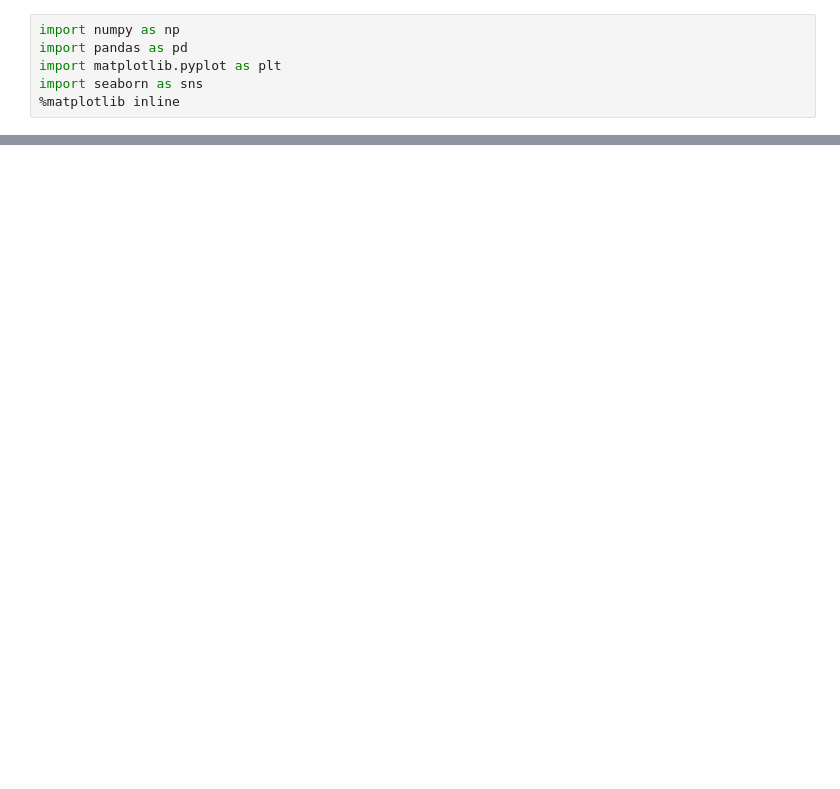
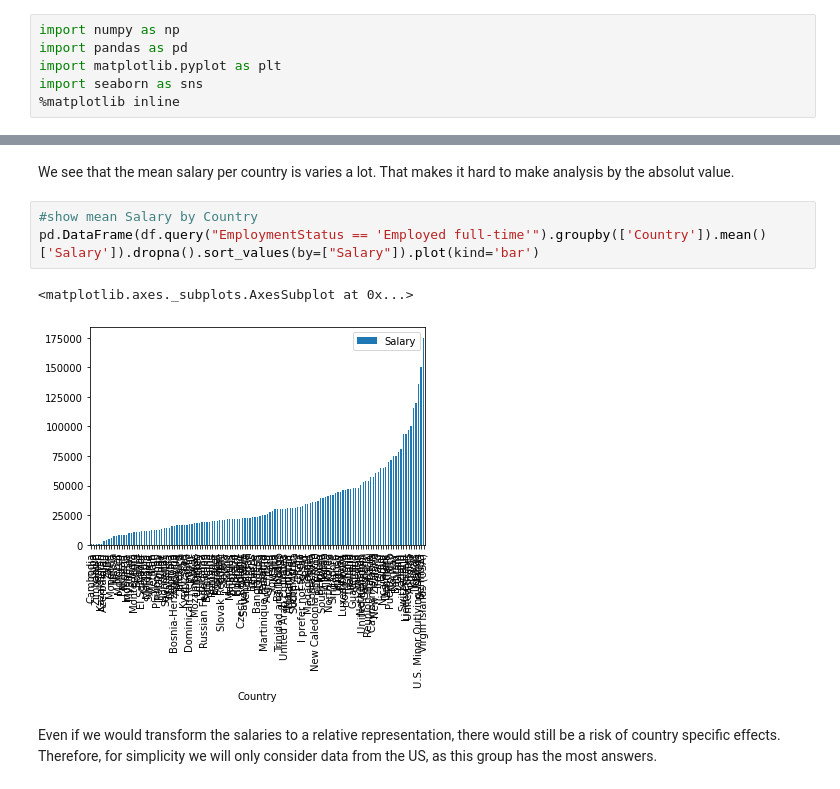
Before and after one commit to xseibel/udacity_ds_p1, a Jupyter notebook: uda_project1.ipynb, the cells around one changed output, grey strips where cells are left out. Saved outputs shown, nothing was run; the diff lists cells and outputs as text; blank space fills up the shorter version.

```diff
--- a/uda_project1.ipynb
+++ b/uda_project1.ipynb
@@ -53,0 +96,10 @@ Name: JobSatisfaction, dtype: float64
+# %% [markdown]
+We see that the mean salary per country is varies a lot. That makes it hard to make analysis by the absolut value.
+# %%
+#show mean Salary by Country
+pd.DataFrame(df.query("EmploymentStatus == 'Employed full-time'").groupby(['Country']).mean()['Salary']).dropna().sort_values(by=["Salary"]).plot(kind='bar')
+# %% [output]
+<matplotlib.axes._subplots.AxesSubplot at 0x...>
+[figure, added]
+# %% [markdown]
+Even if we would transform the salaries to a relative representation, there would still be a risk of country specific effects. Therefore, for simplicity we will only consider data from the US, as this group has the most answers.
```
Also changed, not shown: parts of 44 cells of this notebook.
